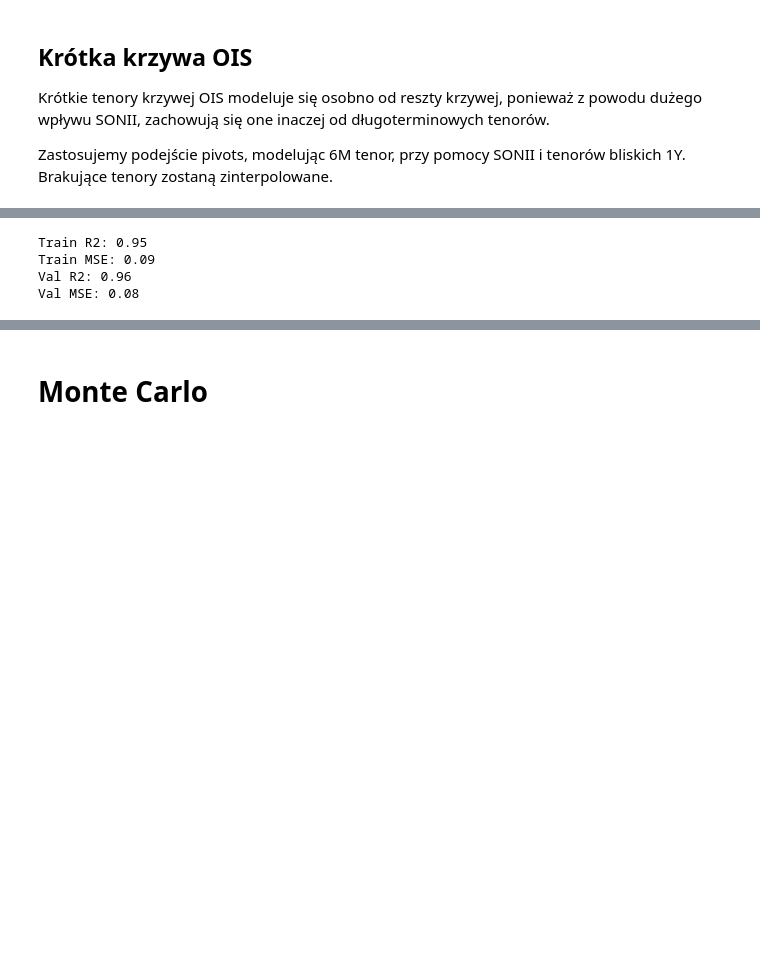
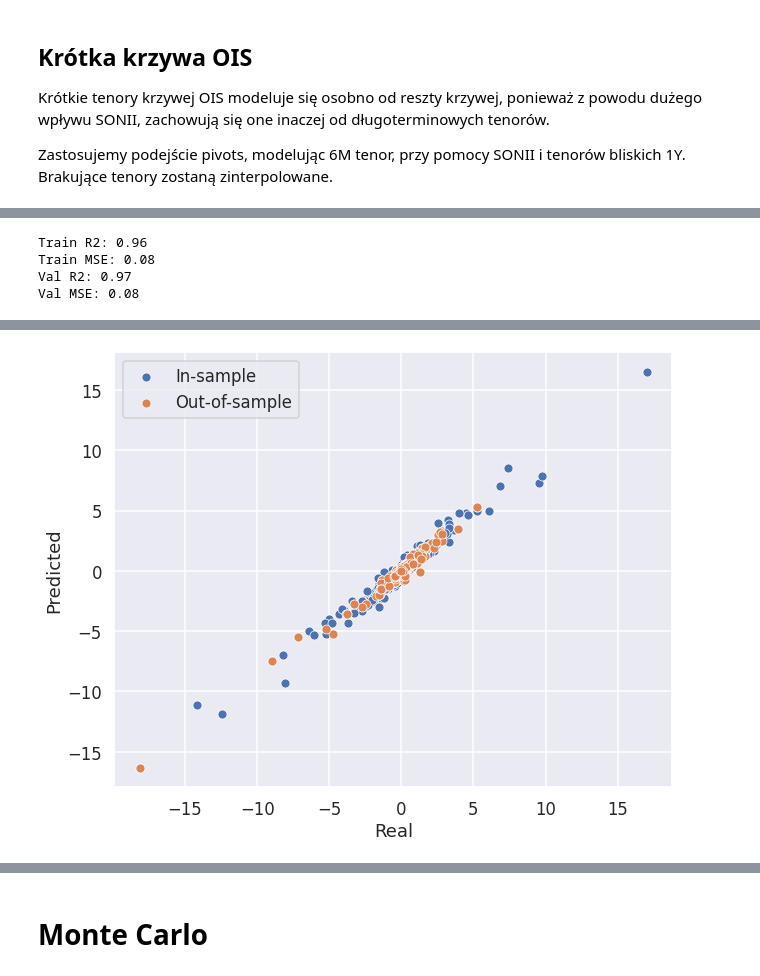
Before and after one commit to PiotMik/OIS_curve_modeling, a Jupyter notebook: OIS_Curve_modelling_3.ipynb, the cells around one changed output, grey strips where cells are left out. Cells and saved outputs as stored; diff of their text form; code cells hidden in the pictures; blank space fills up the shorter version.

```diff
--- a/OIS_Curve_modelling_3.ipynb
+++ b/OIS_Curve_modelling_3.ipynb
@@ -422,22 +419,23 @@ from scipy.interpolate import CubicSpline, interp1d
 
 class RegressionShortTermModel():
 
-    def __init__(self, pivot_tenor):
+    def __init__(self, pivot_tenor, cutoff):
         self.pivot_tenor = pivot_tenor
+        self.cutoff = cutoff
 
     @staticmethod
     def build_model():
         model = Pipeline([('scaler', MinMaxScaler()),
-                          ('regressor', LassoCV(max_iter=100000))])
+                          ('regressor', LassoCV(max_iter=1000000))])
         return model
 
     def extract_features(self, data, X_only=False):
-        X = rates[['1Y', '1Y2M', '1Y3M']].diff().dropna()
-        X['SONIA-1Y spread'] = rates['SONIA'][1:] - rates['1Y'][1:]
+        X = data.loc[:, self.cutoff:].diff().dropna()
+        X['SONIA-pivot spread'] = rates['SONIA'][1:] - rates[self.pivot_tenor][1:]
         if X_only:
-            return X.values
-        y = rates[[self.pivot_tenor]].diff().dropna()
-        return X.values, y.values
+            return X
+        y = data[[self.pivot_tenor]].diff().dropna()
+        return X, y.values
 
     def fit(self, data, val_split=None):
         self.model = self.build_model()
@@ -449,6 +447,10 @@ class RegressionShortTermModel():
                                                               y_train,
                                                               test_size=val_split)
         self.model.fit(X_train, y_train.ravel())
+        coefs = pd.DataFrame(short_term_model.model['regressor'].coef_,
+                             index = short_term_model.model.feature_names_in_,
+                             columns=['Coefficient'])
+        self.coef_ = coefs
 
         if val_split is not None:
             self.validate_model(X_val, y_val)
@@ -474,15 +476,16 @@ class RegressionShortTermModel():
         plt.legend()
 
     def spline(self, rates, kind='quadratic'):
-        available_tenors = [0, 6] + list(range(12, 61))
-        sp = interp1d(np.array(available_tenors), rates.values, kind = kind)
+        available_tenors_str = rates.columns
+        available_tenors_int = [rev_tenor_parser(tenor_str) for tenor_str in available_tenors_str]
+        sp = interp1d(np.array(available_tenors_int), rates.values, kind = kind)
         interpolated = pd.concat([pd.DataFrame(sp(tenor)) for tenor in range(0, 61)], axis=1)
         interpolated.columns = ['SONIA'] + list(ois.columns)
         interpolated.index = rates.index
         return interpolated
 
-    def simulate(self, rates, x0):
-        X = self.extract_features(rates, X_only=True)
+    def simulate(self, long_tenor_data, x0):
+        X = self.extract_features(long_tenor_data, X_only=True)
         pivot = pd.DataFrame(self.model.predict(X).cumsum() + x0.values).T
         pivot.index = rates.index[1:]
         pivot.columns = [self.pivot_tenor]
@@ -491,6 +494,6 @@ class RegressionShortTermModel():
         return pivot
 
 
-short_term_model = RegressionShortTermModel(pivot_tenor='6M')
+short_term_model = RegressionShortTermModel(pivot_tenor='6M', cutoff='1Y')
 short_term_model.fit(rates, val_split=0.2)
 # %% [output]
@@ -499,4 +500,4 @@ short_term_model.fit(rates, val_split=0.2)
-Train R2: 0.95
-Train MSE: 0.09
-Val R2: 0.96
+Train R2: 0.96
+Train MSE: 0.08
+Val R2: 0.97
 Val MSE: 0.08
@@ -504,0 +504 @@ Val MSE: 0.08
+[figure, added]
```
Also changed, not shown: parts of 20 cells of this notebook.
